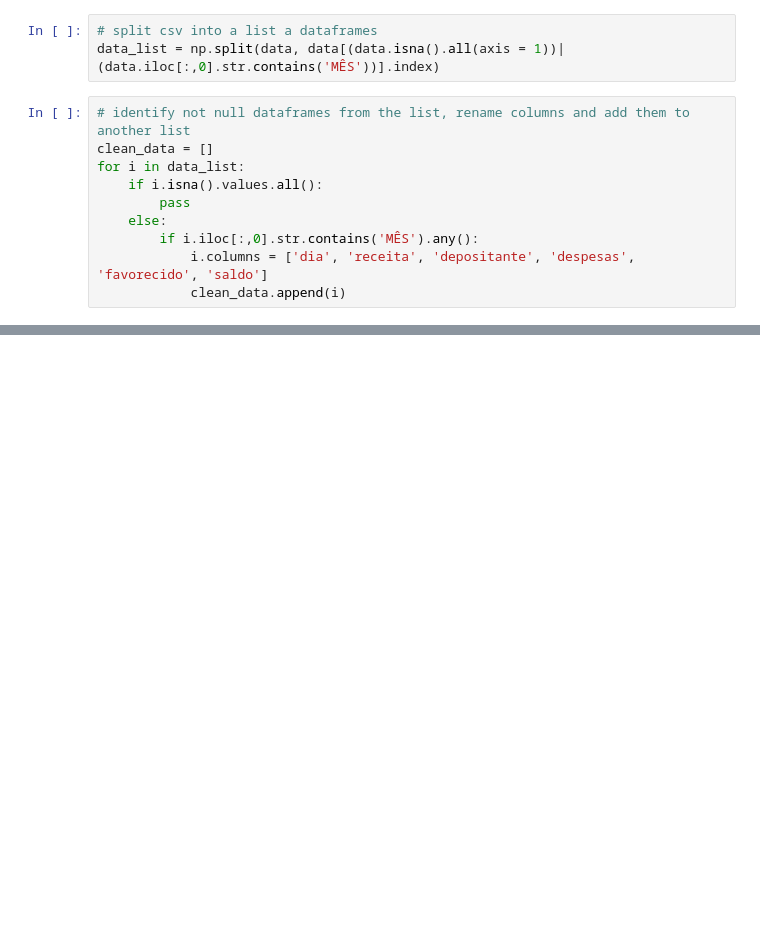
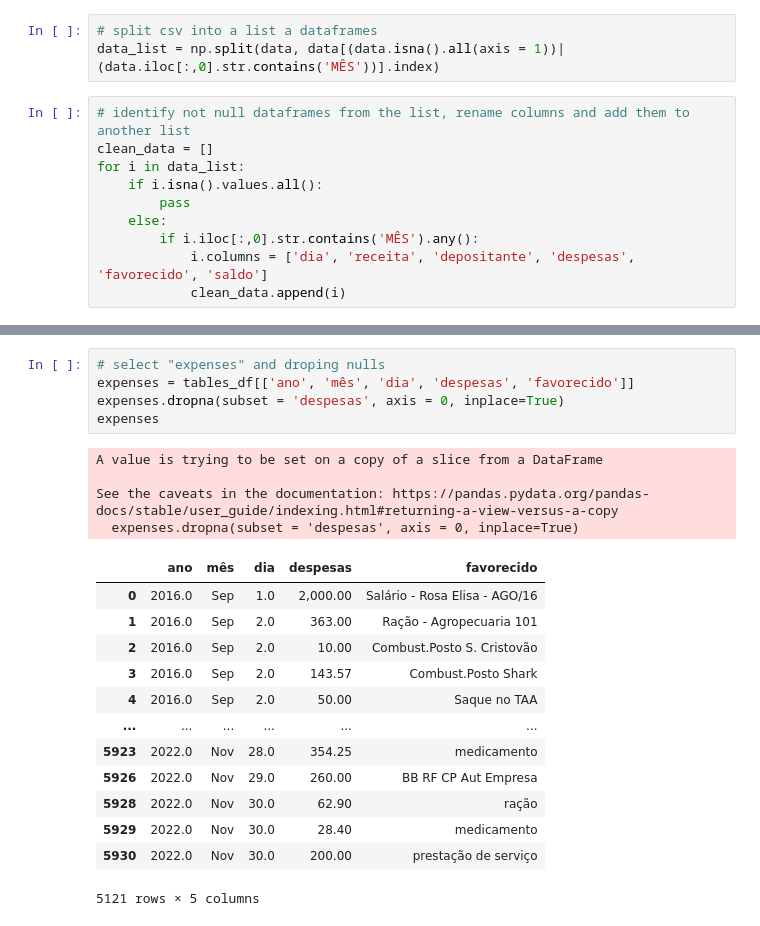
Before and after one commit to vdechen/DataAnalysis_NGO, a Jupyter notebook: Code.ipynb, the cells around one changed output, grey strips where cells are left out. Saved outputs shown, nothing was run; the diff lists cells and outputs as text; blank space fills up the shorter version.

Commit message:
Created categories for "income" and "expenses"

```diff
--- a/Code.ipynb
+++ b/Code.ipynb
@@ -64,0 +75,23 @@ data
+# %%
+# select "expenses" and droping nulls
+expenses = tables_df[['ano', 'mês', 'dia', 'despesas', 'favorecido']]
+expenses.dropna(subset = 'despesas', axis = 0, inplace=True)
+expenses
+# %% [output]
+A value is trying to be set on a copy of a slice from a DataFrame
+
+See the caveats in the documentation: https://pandas.pydata.org/pandas-docs/stable/user_guide/indexing.html#returning-a-view-versus-a-copy
+  expenses.dropna(subset = 'despesas', axis = 0, inplace=True)
+|  | ano | mês | dia | despesas | favorecido |
+| 0 | 2016.0 | Sep | 1.0 | 2,000.00 | Salário - Rosa Elisa - AGO/16 |
+| 1 | 2016.0 | Sep | 2.0 | 363.00 | Ração - Agropecuaria 101 |
+| 2 | 2016.0 | Sep | 2.0 | 10.00 | Combust.Posto S. Cristovão |
+| 3 | 2016.0 | Sep | 2.0 | 143.57 | Combust.Posto Shark |
+| 4 | 2016.0 | Sep | 2.0 | 50.00 | Saque no TAA |
+| ... | ... | ... | ... | ... | ... |
+| 5923 | 2022.0 | Nov | 28.0 | 354.25 | medicamento |
+| 5926 | 2022.0 | Nov | 29.0 | 260.00 | BB RF CP Aut Empresa |
+| 5928 | 2022.0 | Nov | 30.0 | 62.90 | ração |
+| 5929 | 2022.0 | Nov | 30.0 | 28.40 | medicamento |
+| 5930 | 2022.0 | Nov | 30.0 | 200.00 | prestação de serviço |
+5121 rows × 5 columns
```
Also changed, not shown: parts of 10 cells of this notebook.
